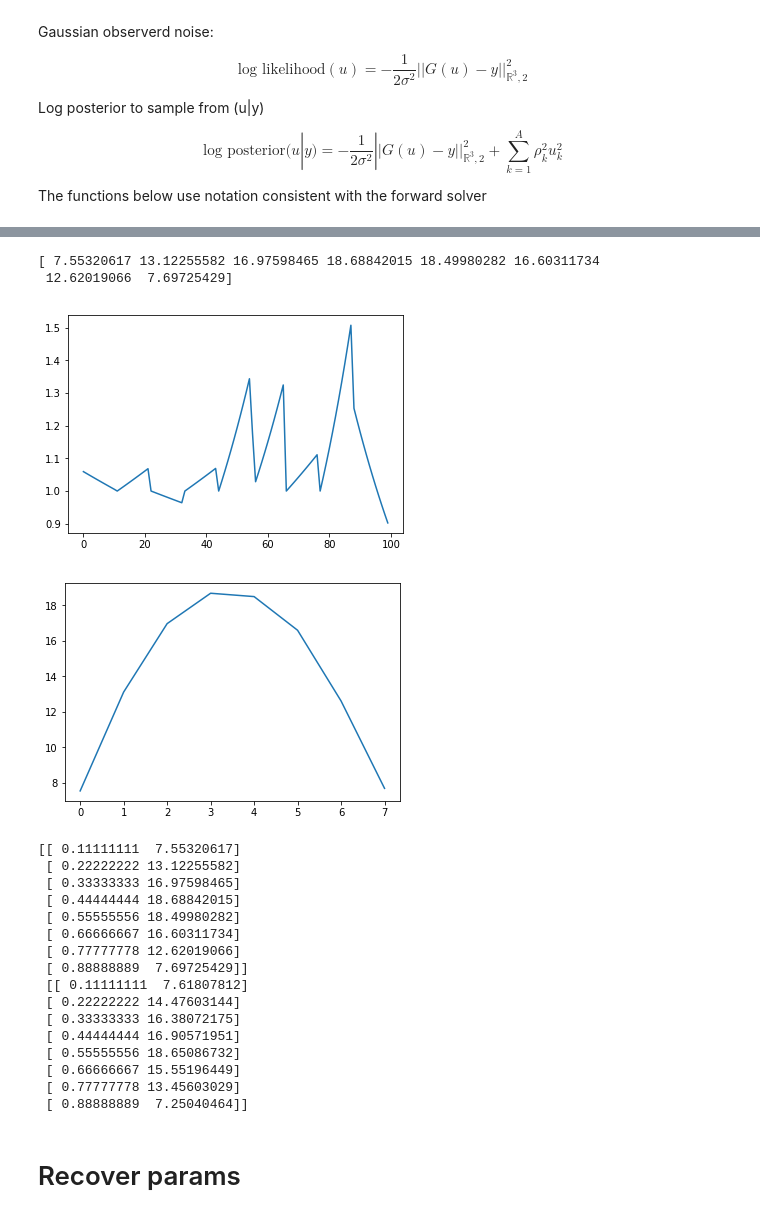
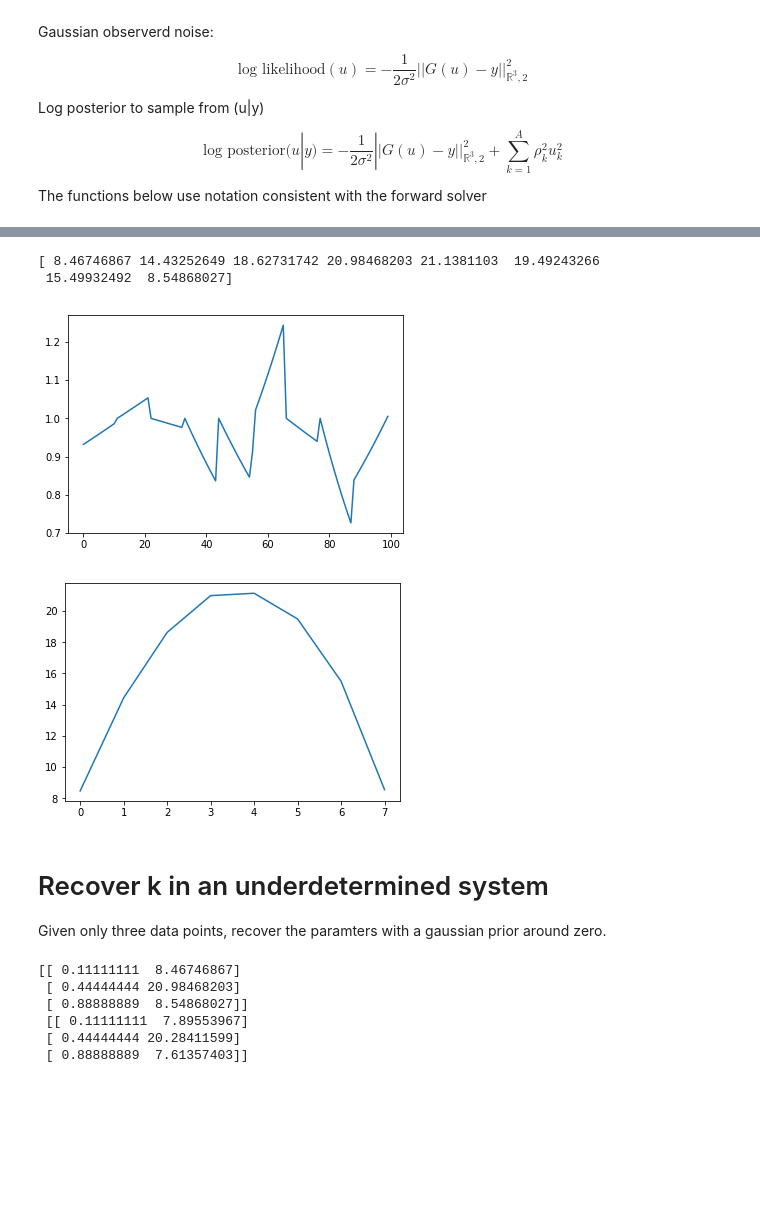
Before and after one commit to bkmi/mcmc, a Jupyter notebook: Darcy Flow.ipynb, the cells around one changed output, grey strips where cells are left out. Saved outputs shown, nothing was run; the diff lists cells and outputs as text; code cells hidden in the pictures; blank space fills up the shorter version.

```diff
--- a/Darcy Flow.ipynb
+++ b/Darcy Flow.ipynb
@@ -339,30 +317,37 @@ plt.show()
 # %%
 nodes = 10
 param_distribution_sigma = 1/nodes
 pars = param_distribution_sigma * np.random.randn(nodes)
 g = grid(nodes)
 
 k = lambda x: κ(x, pars, g)
 f = lambda x: 1
 
 aa = A(k, g)
 bb = b(f, g)
 
 soln = np.linalg.solve(aa, bb)
 print(soln)
 
 u = np.asarray([[x, k(x)] for x in np.linspace(0, 1, num=100)])
 plt.plot(u[:, 1])
 plt.show()
 plt.plot(soln)
 plt.show()
+
+noise_sigma = 1
+noise = lambda: np.random.randn(1) * noise_sigma
 # %% [output]
-[ 7.55320617 13.12255582 16.97598465 18.68842015 18.49980282 16.60311734
- 12.62019066  7.69725429]
+[ 8.46746867 14.43252649 18.62731742 20.98468203 21.1381103  19.49243266
+ 15.49932492  8.54868027]
-[figure, old version]
+[figure, new version]
-[figure, old version]
+[figure, new version]
+# %% [markdown]
+# Recover k in an underdetermined system
+
+Given only three data points, recover the paramters with a gaussian prior around zero.
 # %%
-data_inds = list(range(len(g) -2)) # [0, 3, 7]
+data_inds = [0, 3, 7]
 data = np.asarray([[g[i + 1], soln[i]] for i in data_inds])
 
 corruption_sigma = 1
@@ -372,24 +357,12 @@ corrupted_data[:, 1] += corruption_sigma * np.random.randn(len(data_inds))
 
 print(data, '\n', corrupted_data)
 # %% [output]
-[[ 0.11111111  7.55320617]
- [ 0.22222222 13.12255582]
- [ 0.33333333 16.97598465]
- [ 0.44444444 18.68842015]
- [ 0.55555556 18.49980282]
- [ 0.66666667 16.60311734]
- [ 0.77777778 12.62019066]
- [ 0.88888889  7.69725429]]
- [[ 0.11111111  7.61807812]
- [ 0.22222222 14.47603144]
- [ 0.33333333 16.38072175]
- [ 0.44444444 16.90571951]
- [ 0.55555556 18.65086732]
- [ 0.66666667 15.55196449]
- [ 0.77777778 13.45603029]
- [ 0.88888889  7.25040464]]
+[[ 0.11111111  8.46746867]
+ [ 0.44444444 20.98468203]
+ [ 0.88888889  8.54868027]]
+ [[ 0.11111111  7.89553967]
+ [ 0.44444444 20.28411599]
+ [ 0.88888889  7.61357403]]
-# %% [markdown]
-# Recover params
 # %%
 states = [np.zeros_like(g)]
 steps = 5000
```
Also changed, not shown: parts of 32 cells of this notebook.
